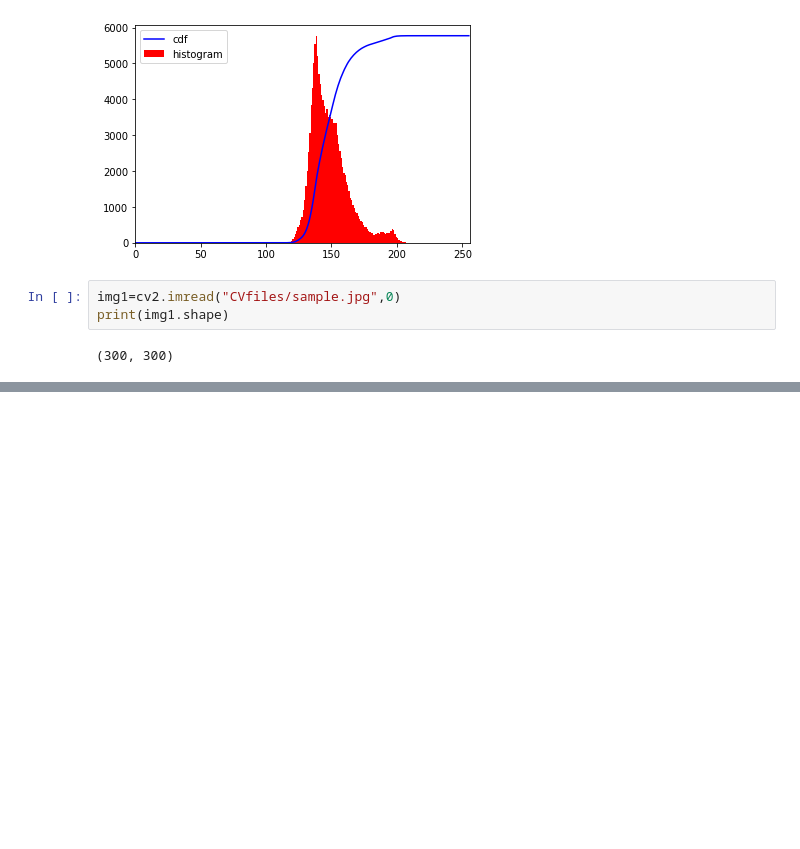
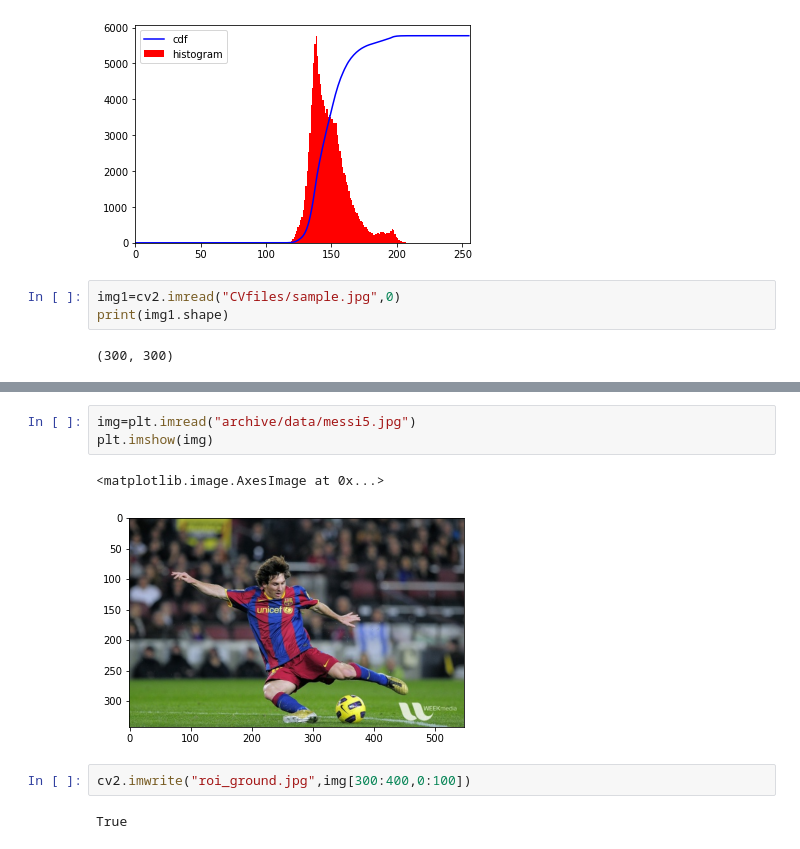
Before and after one commit to yuvaraj20102001/RECENT, a Jupyter notebook: CV BASICS/hist.ipynb, the cells around one changed output, grey strips where cells are left out. Cells and saved outputs as stored; diff of their text form; blank space fills up the shorter version.

```diff
--- a/CV BASICS/hist.ipynb
+++ b/CV BASICS/hist.ipynb
@@ -263,3 +252,13 @@ hsvt = cv2.cvtColor(target,cv2.COLOR_BGR2HSV)
 # Find the histograms using calcHist.
 M = cv2.calcHist([hsv],[0, 1], None, [180, 256], [0, 180, 0, 256] )
 I = cv2.calcHist([hsvt],[0, 1], None, [180, 256], [0, 180, 0, 256] )
+# %%
+img=plt.imread("archive/data/messi5.jpg")
+plt.imshow(img)
+# %% [output]
+<matplotlib.image.AxesImage at 0x...>
+[figure, added]
+# %%
+cv2.imwrite("roi_ground.jpg",img[300:400,0:100])
+# %% [output]
+True
```
Also changed, not shown: parts of 13 cells of this notebook, 12 other files.
